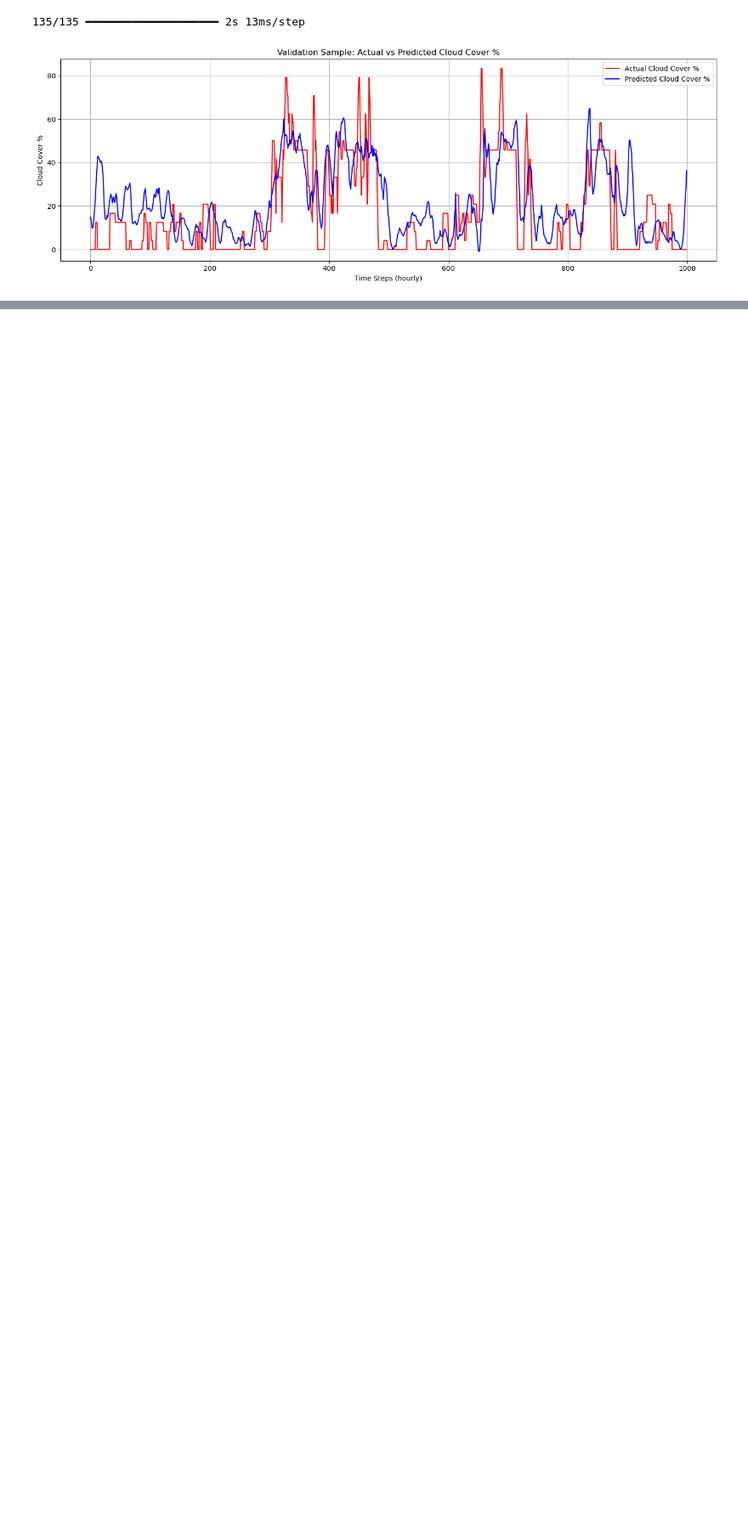
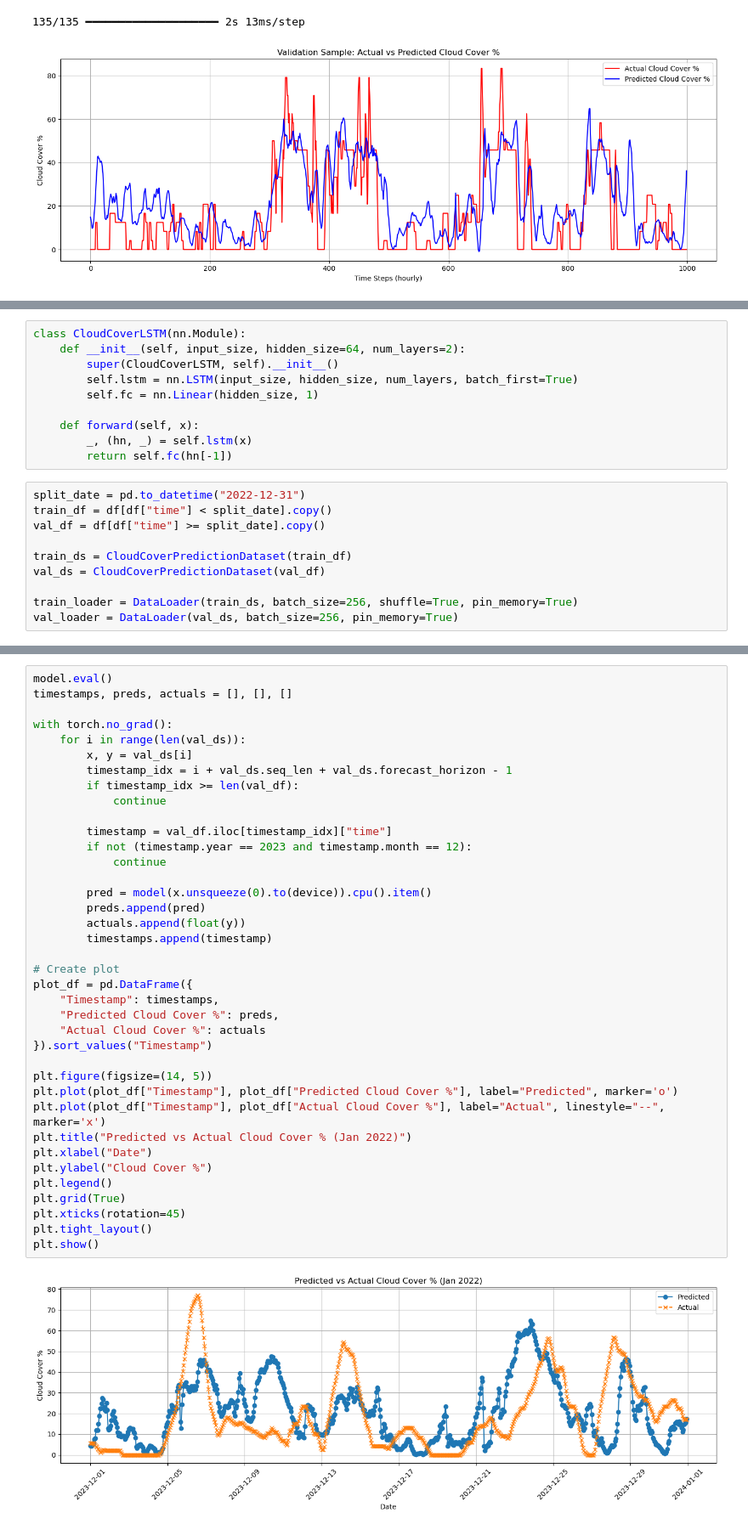
Before and after one commit to abood-shehade/Weather-prediction, a Jupyter notebook: Cloud_and_Pricipitation.ipynb, the cells around one changed output, grey strips where cells are left out. Shown at 85% size. Saved outputs shown, nothing was run; the diff lists cells and outputs as text; blank space fills up the shorter version.

```diff
--- a/Cloud_and_Pricipitation.ipynb
+++ b/Cloud_and_Pricipitation.ipynb
@@ -502,0 +834,20 @@ plt.show()
+# %%
+class CloudCoverLSTM(nn.Module):
+    def __init__(self, input_size, hidden_size=64, num_layers=2):
+        super(CloudCoverLSTM, self).__init__()
+        self.lstm = nn.LSTM(input_size, hidden_size, num_layers, batch_first=True)
+        self.fc = nn.Linear(hidden_size, 1)
+
+    def forward(self, x):
+        _, (hn, _) = self.lstm(x)
+        return self.fc(hn[-1])
+# %%
+split_date = pd.to_datetime("2022-12-31")
+train_df = df[df["time"] < split_date].copy()
+val_df = df[df["time"] >= split_date].copy()
+
+train_ds = CloudCoverPredictionDataset(train_df)
+val_ds = CloudCoverPredictionDataset(val_df)
+
+train_loader = DataLoader(train_ds, batch_size=256, shuffle=True, pin_memory=True)
+val_loader = DataLoader(val_ds, batch_size=256, pin_memory=True)
@@ -502,0 +894,40 @@ plt.show()
+# %%
+model.eval()
+timestamps, preds, actuals = [], [], []
+
+with torch.no_grad():
+    for i in range(len(val_ds)):
+        x, y = val_ds[i]
+        timestamp_idx = i + val_ds.seq_len + val_ds.forecast_horizon - 1
+        if timestamp_idx >= len(val_df):
+            continue
+
+        timestamp = val_df.iloc[timestamp_idx]["time"]
+        if not (timestamp.year == 2023 and timestamp.month == 12):
+            continue
+
+        pred = model(x.unsqueeze(0).to(device)).cpu().item()
+        preds.append(pred)
+        actuals.append(float(y))
+        timestamps.append(timestamp)
+
+# Create plot
+plot_df = pd.DataFrame({
+    "Timestamp": timestamps,
+    "Predicted Cloud Cover %": preds,
+    "Actual Cloud Cover %": actuals
+}).sort_values("Timestamp")
+
+plt.figure(figsize=(14, 5))
+plt.plot(plot_df["Timestamp"], plot_df["Predicted Cloud Cover %"], label="Predicted", marker='o')
+plt.plot(plot_df["Timestamp"], plot_df["Actual Cloud Cover %"], label="Actual", linestyle="--", marker='x')
+plt.title("Predicted vs Actual Cloud Cover % (Jan 2022)")
+plt.xlabel("Date")
+plt.ylabel("Cloud Cover %")
+plt.legend()
+plt.grid(True)
+plt.xticks(rotation=45)
+plt.tight_layout()
+plt.show()
+# %% [output]
+[figure, added]
```
Also changed, not shown: parts of 27 cells of this notebook, 52 other files.
